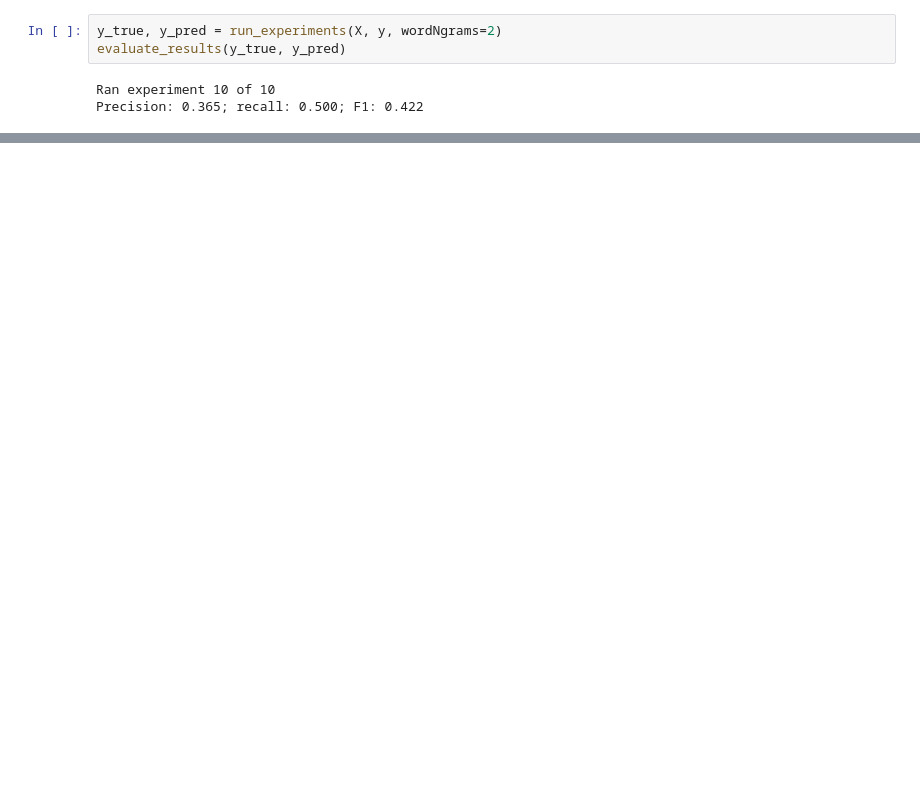
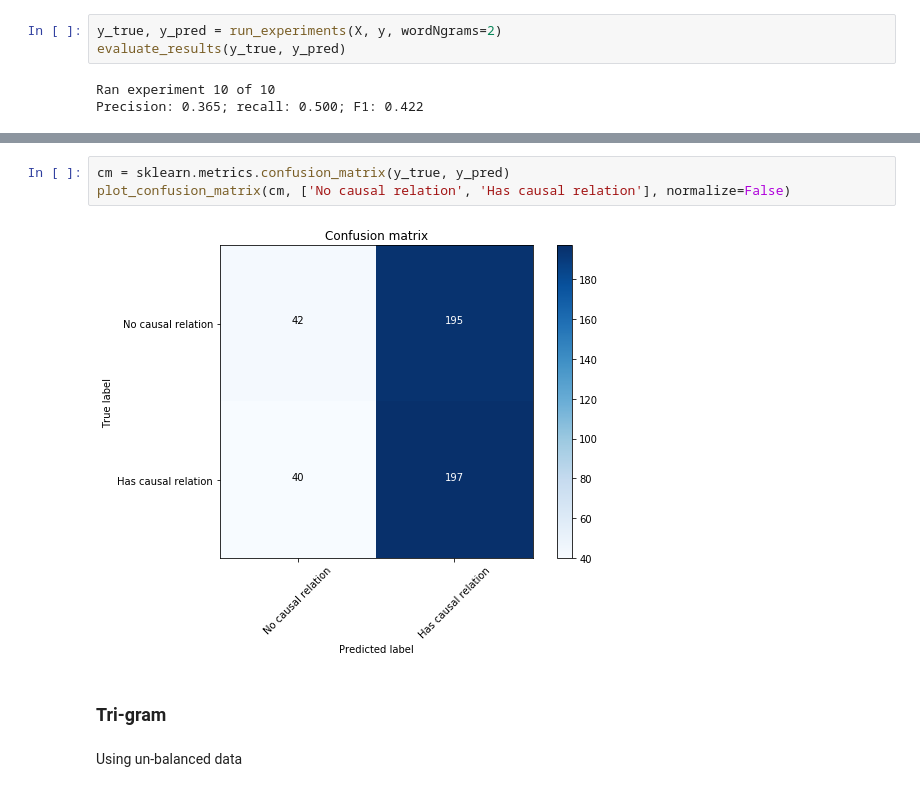
Before and after one commit to SSIML2021/SSIML2021, a Jupyter notebook: notebooks/1.1-causal-relation-precence-detection.ipynb, the cells around one changed output, grey strips where cells are left out. Cells and saved outputs as stored; diff of their text form; blank space fills up the shorter version.

```diff
--- a/notebooks/1.1-causal-relation-precence-detection.ipynb
+++ b/notebooks/1.1-causal-relation-precence-detection.ipynb
@@ -259,3 +365,12 @@ Precision: 0.365; recall: 0.500; F1: 0.422
+# %%
+cm = sklearn.metrics.confusion_matrix(y_true, y_pred)
+plot_confusion_matrix(cm, ['No causal relation', 'Has causal relation'], normalize=False)
+# %% [output]
+[figure, added]
+# %% [markdown]
+### Tri-gram
+# %% [markdown]
+Using un-balanced data
 # %%
 y_true, y_pred = run_experiments(X, y, wordNgrams=3)
 evaluate_results(y_true, y_pred)
```
Also changed, not shown: parts of 45 cells of this notebook.
